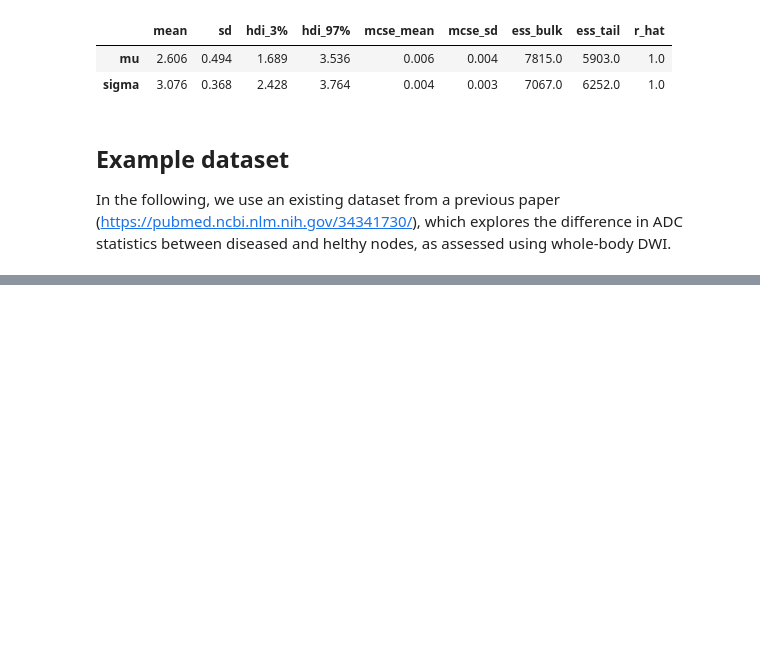
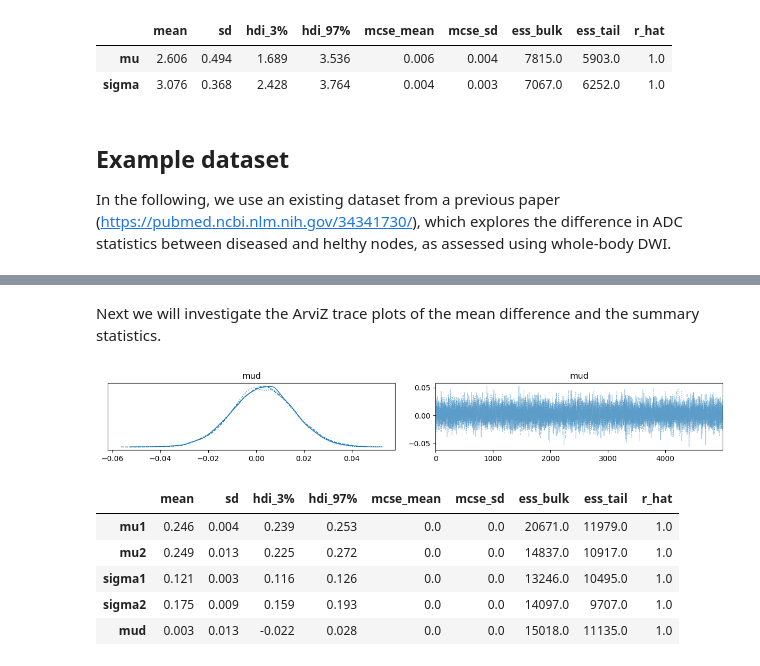
Before and after one commit to mdblackledge/stan_examples, a Jupyter notebook: notebooks/doughnut_seminar_2023.ipynb, the cells around one changed output, grey strips where cells are left out. Drawn from its saved outputs; the diff is of its cells as text; code cells hidden in the pictures; blank space fills up the shorter version.

```diff
--- a/notebooks/doughnut_seminar_2023.ipynb
+++ b/notebooks/doughnut_seminar_2023.ipynb
@@ -157,0 +283,17 @@ In the following, we use an existing dataset from a previous paper (https://pubm
+# %% [markdown]
+Next we will investigate the ArviZ trace plots of the mean difference and the summary statistics.
+# %%
+az_samples = az.from_pystan(samples)
+az.plot_trace(az_samples, var_names=["mud"])
+plt.tight_layout()
+plt.show()
+
+az.summary(az_samples)
+# %% [output]
+[figure, added]
+|  | mean | sd | hdi_3% | hdi_97% | mcse_mean | mcse_sd | ess_bulk | ess_tail | r_hat |
+| mu1 | 0.246 | 0.004 | 0.239 | 0.253 | 0.0 | 0.0 | 20671.0 | 11979.0 | 1.0 |
+| mu2 | 0.249 | 0.013 | 0.225 | 0.272 | 0.0 | 0.0 | 14837.0 | 10917.0 | 1.0 |
+| sigma1 | 0.121 | 0.003 | 0.116 | 0.126 | 0.0 | 0.0 | 13246.0 | 10495.0 | 1.0 |
+| sigma2 | 0.175 | 0.009 | 0.159 | 0.193 | 0.0 | 0.0 | 14097.0 | 9707.0 | 1.0 |
+| mud | 0.003 | 0.013 | -0.022 | 0.028 | 0.0 | 0.0 | 15018.0 | 11135.0 | 1.0 |
```
Also changed, not shown: parts of 17 cells of this notebook.
